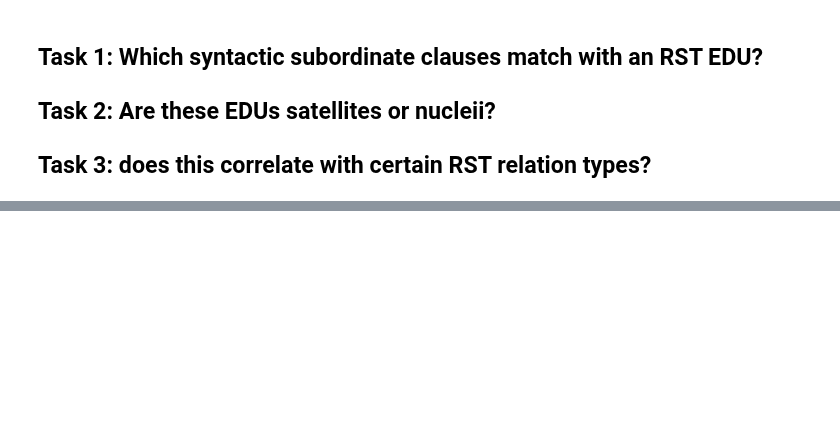
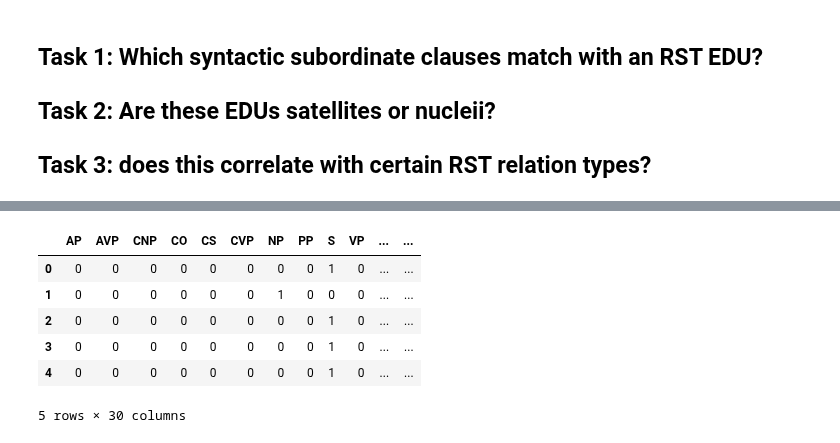
Before and after one commit to arne-cl/alt-mulig, a Jupyter notebook: discoursegraphs/pcc-rst-subordinate-clauses.ipynb, the cells around one changed output, grey strips where cells are left out. Cells and saved outputs as stored; diff of their text form; code cells hidden in the pictures; blank space fills up the shorter version.

```diff
--- a/discoursegraphs/pcc-rst-subordinate-clauses.ipynb
+++ b/discoursegraphs/pcc-rst-subordinate-clauses.ipynb
@@ -188,0 +279,2 @@ od['rst:rst:2_0']
+# %%
+dt = DecisionTreeClassifier(max_depth=5, min_samples_leaf=5)
@@ -188,0 +328,18 @@ od['rst:rst:2_0']
+# %%
+def predict_column(df, target_column, feature_columns=None, max_depth=5, min_samples_leaf=2):
+    """
+    """
+    # convert all feature cols w/ get_dummies & concat them
+    if feature_columns is None:
+        train_df = df.drop(labels=[target_column], axis=1)
+    else:
+        train_df = DataFrame(df, columns=feature_columns)
+
+    train_binarized = pd.concat(
+        (pd.get_dummies(df[col]) for col in train_df.columns), axis=1)
+
+    target_series = df[target_column]
+
+    dt = DecisionTreeClassifier(max_depth=max_depth, min_samples_leaf=min_samples_leaf)
+    dt.fit(train_binarized, target_series)
+    return dt, train_binarized, target_series
@@ -188,0 +356,3 @@ od['rst:rst:2_0']
+# %%
+dt, train_binarized, target_series = predict_column(
+    df, target_column='segment', feature_columns=['clause'])
@@ -188,0 +402,10 @@ od['rst:rst:2_0']
+# %%
+train_binarized.head()
+# %% [output]
+|  | AP | AVP | CNP | CO | CS | CVP | NP | PP | S | VP | ... | ... |
+| 0 | 0 | 0 | 0 | 0 | 0 | 0 | 0 | 0 | 1 | 0 | ... | ... |
+| 1 | 0 | 0 | 0 | 0 | 0 | 0 | 1 | 0 | 0 | 0 | ... | ... |
+| 2 | 0 | 0 | 0 | 0 | 0 | 0 | 0 | 0 | 1 | 0 | ... | ... |
+| 3 | 0 | 0 | 0 | 0 | 0 | 0 | 0 | 0 | 1 | 0 | ... | ... |
+| 4 | 0 | 0 | 0 | 0 | 0 | 0 | 0 | 0 | 1 | 0 | ... | ... |
+5 rows × 30 columns
```
Also changed, not shown: parts of 41 cells of this notebook.
